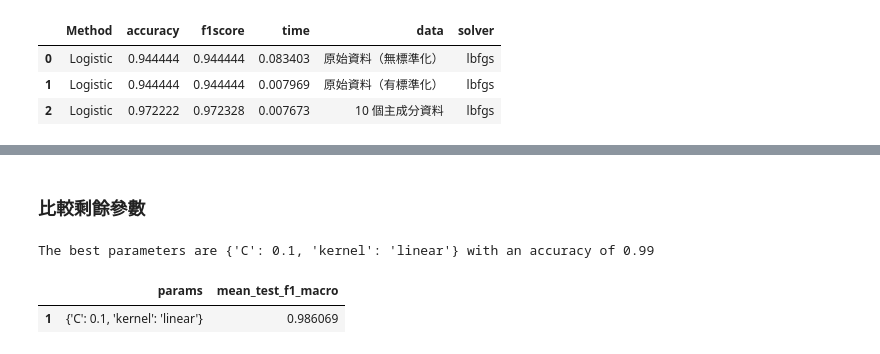
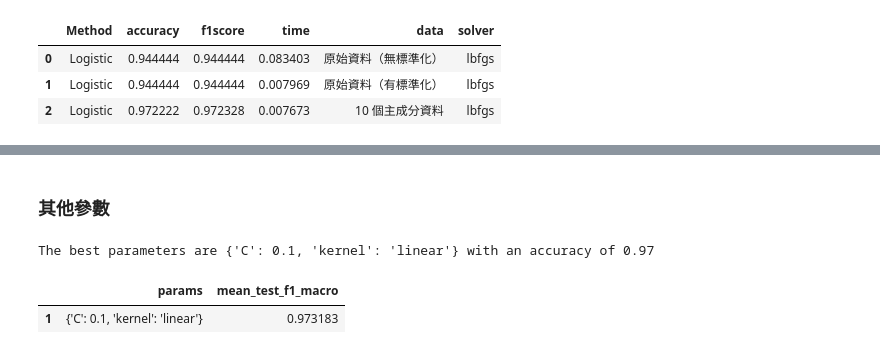
Before and after one commit to amy10202808/1112ShallowMachineLearning, a Jupyter notebook: hw3Classification/hw3_711133117_陳怡升_wine.ipynb, the cells around one changed output, grey strips where cells are left out. Cells and saved outputs as stored; diff of their text form; code cells hidden in the pictures.

```diff
--- a/hw3Classification/hw3_711133117_陳怡升_wine.ipynb
+++ b/hw3Classification/hw3_711133117_陳怡升_wine.ipynb
@@ -179,7 +192,7 @@ df_want
 | 1 | Logistic | 0.944444 | 0.944444 | 0.007969 | 原始資料（有標準化） | lbfgs |
 | 2 | Logistic | 0.972222 | 0.972328 | 0.007673 | 10 個主成分資料 | lbfgs |
 # %%
-train = Z_train
+train = Z_train; test = Z_test
 # %% [markdown]
 # 分類器參數設定
 
@@ -216,7 +242,8 @@ opts = dict(tol = 0.000001, max_iter = int(1e6))
 parameters = {'solver':['lbfgs', 'liblinear', 'newton-cg','sag','saga']}
 
 cv = StratifiedShuffleSplit(n_splits=5, test_size=0.2, random_state=123)
-grid = GridSearchCV(LogisticRegression(**opts), param_grid=parameters, cv=cv, scoring=['accuracy','f1_macro'], refit="accuracy")
+grid = GridSearchCV(LogisticRegression(tol=0.000001, max_iter=int(1e6)), param_grid=parameters, cv=cv,
+                    scoring=['accuracy','f1_macro'], refit="accuracy")
 grid.fit(train, y_train)
 df_want_logistic = pd.DataFrame(data = grid.cv_results_)
 # %%
@@ -292,7 +319,8 @@ gamma_range = np.logspace(-4, 1, 6)
 parameters = {'decision_function_shape':('ovr','ovo'), 'C':C_range, 'gamma':gamma_range}
 
 cv = StratifiedShuffleSplit(n_splits=5, test_size=0.2, random_state=123)
-grid = GridSearchCV(SVC(), param_grid=parameters, cv=cv, scoring=['accuracy','f1_macro'], refit="accuracy")
+grid = GridSearchCV(SVC(tol=0.000001, max_iter=int(1e6)), param_grid=parameters, cv=cv,
+                    scoring=['accuracy','f1_macro'], refit="accuracy")
 grid.fit(train, y_train)
 df_want = pd.DataFrame(data = grid.cv_results_)
 print("The best parameters are %s with a score of %0.2f" % (grid.best_params_, grid.best_score_))
@@ -308,5 +337,5 @@ boxplotset('param_decision_function_shape', 'mean_fit_time', df_want)
 # %% [markdown]
-### 比較剩餘參數
+### 其他參數
 # %%
 C_range = [0.01, 0.1, 1, 10, 100]
 gamma_range = [1, 10]
@@ -316,15 +345,16 @@ parameters = [{'kernel': ['linear'], 'C':C_range},
               {'kernel': ['poly'], 'gamma':gamma_range, 'C':C_range, 'degree':[2,3,4,5,6]}]
 
 cv = StratifiedShuffleSplit(n_splits=5, test_size=0.2, random_state=123)
-grid = GridSearchCV(SVC(kernel='poly'), param_grid=parameters, cv=cv, scoring=['accuracy','f1_macro'], refit="accuracy")
+grid = GridSearchCV(SVC(tol=0.000001, max_iter=int(1e6)), param_grid=parameters, cv=cv,
+                    scoring=['accuracy','f1_macro'], refit="accuracy")
 grid.fit(train, y_train)
 
-df_want = pd.DataFrame(data = grid.cv_results_)
+df_want_SVM = pd.DataFrame(data = grid.cv_results_)
 print("The best parameters are %s with an accuracy of %0.2f" % (grid.best_params_, grid.best_score_))
 # %% [output]
-The best parameters are {'C': 0.1, 'kernel': 'linear'} with an accuracy of 0.99
+The best parameters are {'C': 0.1, 'kernel': 'linear'} with an accuracy of 0.97
 # %%
-df_want.loc[df_want['mean_test_f1_macro']==df_want['mean_test_f1_macro'].max(),['params', 'mean_test_f1_macro']]
+df_want_SVM.loc[df_want_SVM['mean_test_f1_macro']==df_want_SVM['mean_test_f1_macro'].max(),['params', 'mean_test_f1_macro']]
 # %% [output]
 |  | params | mean_test_f1_macro |
-| 1 | {'C': 0.1, 'kernel': 'linear'} | 0.986069 |
+| 1 | {'C': 0.1, 'kernel': 'linear'} | 0.973183 |
```
Also changed, not shown: parts of 27 cells of this notebook.
